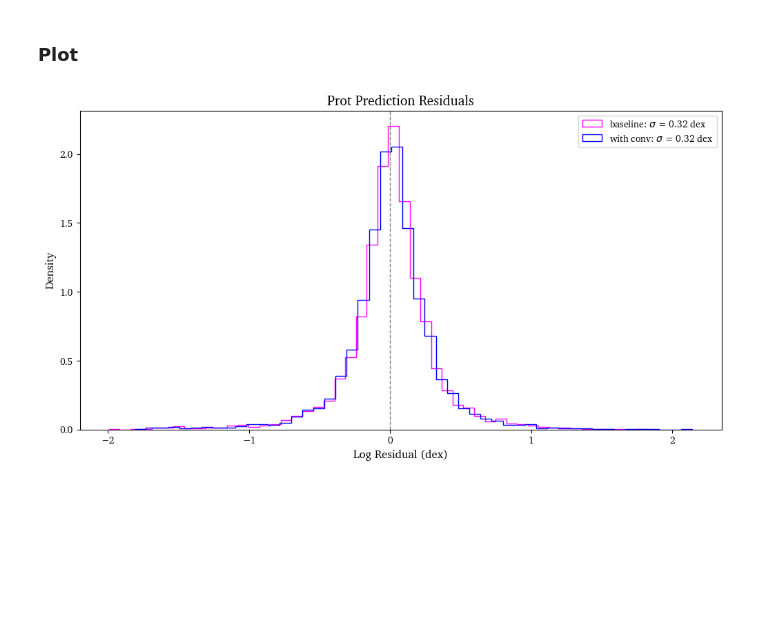
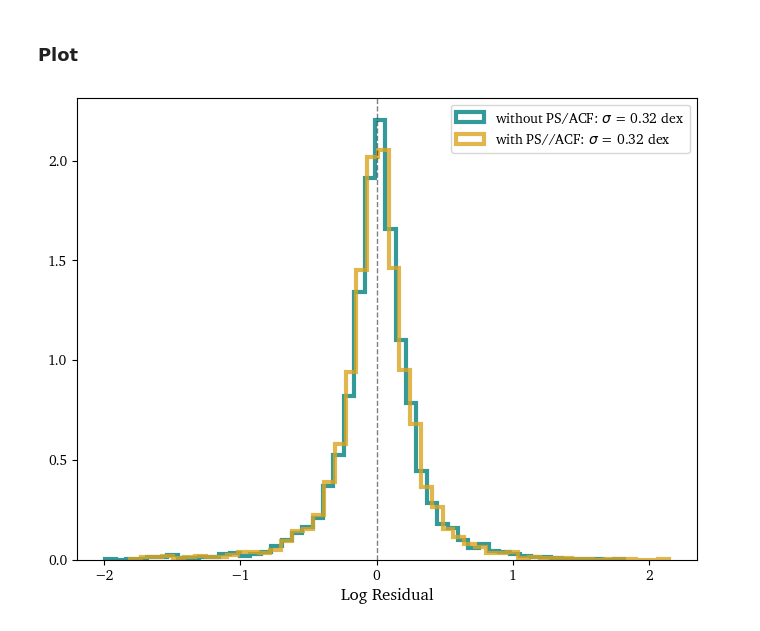
Before and after one commit to pvl19/lc-gen, a Jupyter notebook: notebooks/prot_inference_analysis.ipynb, the cells around one changed output. Cells and saved outputs as stored; diff of their text form; code cells hidden in the pictures; blank space fills up the shorter version.

```diff
--- a/notebooks/prot_inference_analysis.ipynb
+++ b/notebooks/prot_inference_analysis.ipynb
@@ -22,19 +22,19 @@ scatter_with_conv = np.nanstd(with_conv['log_residual'])
 # %% [markdown]
 ### Plot
 # %%
-plt.figure(figsize=(12, 6))
+plt.figure(figsize=(8, 6))
 
 # plt.hist(baseline['log_residual'], bins=50, alpha=0.5, label=r'baseline: $\sigma$ = {:.2f} dex'.format(scatter_baseline), color='black',density=True)
-plt.hist(baseline['log_residual'], bins=50, label=r'baseline: $\sigma$ = {:.2f} dex'.format(scatter_baseline), color='magenta',density=True,
-         histtype='step',edgecolor='magenta',linewidth=1, alpha=1)
-plt.hist(with_conv['log_residual'], bins=50, label=r'with conv: $\sigma$ = {:.2f} dex'.format(scatter_with_conv), color='blue',density=True,
-         histtype='step',edgecolor='blue',linewidth=1, alpha=1)
+plt.hist(baseline['log_residual'], bins=50, label=r'without PS/ACF: $\sigma$ = {:.2f} dex'.format(scatter_baseline), color='magenta',density=True,
+         histtype='step',edgecolor='teal',linewidth=3, alpha=0.8, linestyle='-')
+plt.hist(with_conv['log_residual'], bins=50, label=r'with PS//ACF: $\sigma$ = {:.2f} dex'.format(scatter_with_conv), color='blue',density=True,
+         histtype='step',edgecolor='goldenrod',linewidth=3, alpha=0.8, linestyle='-')
 
-plt.xlabel('Log Residual (dex)', fontsize=12)
-plt.ylabel('Density', fontsize=12)
-plt.title('Prot Prediction Residuals', fontsize=14)
+plt.xlabel('Log Residual', fontsize=12)
+# plt.ylabel('Density', fontsize=12)
+# plt.title('Prot Prediction Residuals', fontsize=14)
 plt.axvline(0, color='k', linestyle='--', linewidth=1, alpha=0.5)
 plt.legend()
 plt.show()
 # %% [output]
-[figure, old version]
+[figure, new version]
```
Also changed, not shown: 15 other files.
